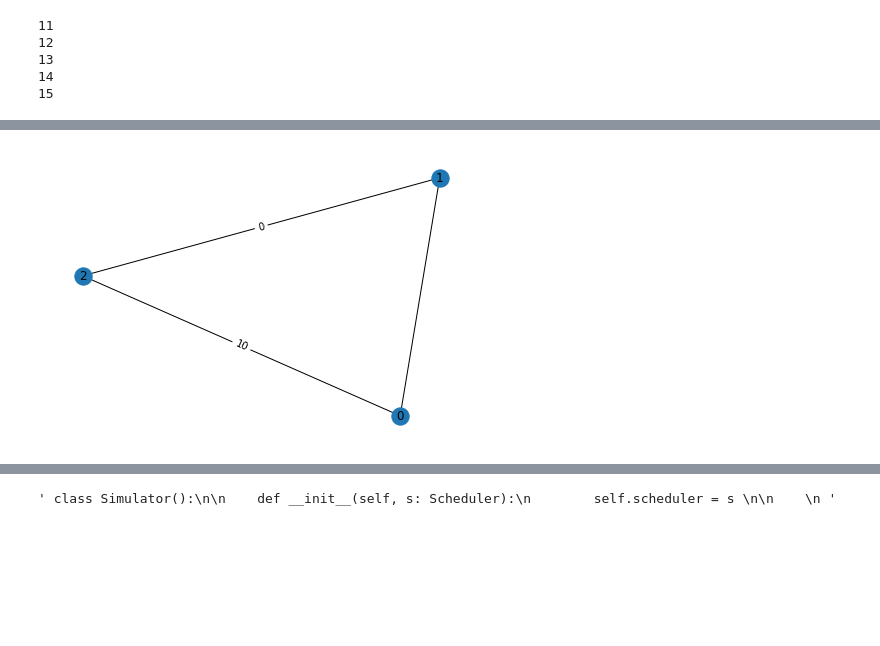
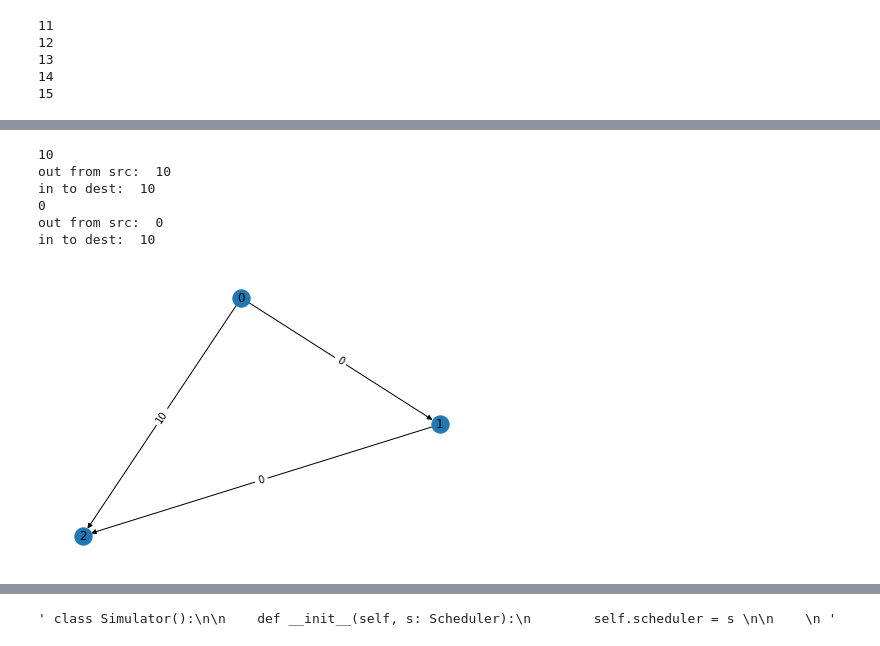
Before and after one commit to alzh9000/260r-map-reduce-deepnote, a Jupyter notebook: CS260_R_Simulator.ipynb, the cells around one changed output, grey strips where cells are left out. Drawn from its saved outputs; the diff is of its cells as text; code cells hidden in the pictures; blank space fills up the shorter version.

```diff
--- a/CS260_R_Simulator.ipynb
+++ b/CS260_R_Simulator.ipynb
@@ -77,33 +77,40 @@ class EventType(Enum):
   TERMINATE = 1
   FAIL = 2
   STRAGGLE = 3
+  COMMDONE = 4 # Communication Done
 # %%
 class WorkerStatus(Enum):
   FREE = 1
   FAILED = 2
-  BUSY = 3
+  BUSYCOMM = 3 # busy with communication
+  BUSYCOMP = 4 # busy with computation
 # %%
 class TaskStatus(Enum):
   COMPLETE = 1
-  PENDING = 2
+  COMPUTING = 2
   UNASIGGNED = 3
+  COMMUNICATING = 4
 # %%
 class Task:
 
   def __init__(self, task_id: int = 0,
                      task_parameters = {"task_type": "sort", "n_records": 1000},
-                     task_status:TaskStatus=TaskStatus.PENDING,
-                     task_dependencies=0) -> None:
+                     task_status:TaskStatus=TaskStatus.COMPUTING,
+                     num_dependent_tasks=0,
+                     dependent_task_size={}) -> None:
       # This task_id becomes the node number when we construct the task graph
       self.task_id = task_id
       self.status = task_status
-      self.task_dependencies = task_dependencies
+      self.num_dependent_tasks = num_dependent_tasks
+
+      self.dependency_info = {}
+      self.dependent_task_size = dependent_task_size
       self.task_parameters = task_parameters
 
   def debug(self):
       print("task_id: ", self.task_id)
       print("status: ", self.status)
-      print("dependencies: ", self.task_dependencies)
+      print("num of dependent tasks: ", self.num_dependent_tasks)
       print("parameters: ", self.task_parameters)
 # %%
 #from traitlets.traitlets import List
@@ -338,48 +400,21 @@ class Scheduler:
 # %%
-import copy
-
+# test script
 sample_workers = [
     Worker(memory_size=100, network_bandwidth=10, disk_bandwidth=10, status=WorkerStatus.FREE, failure_rate=0.01, straggle_rate=0.01, task=None),
     Worker(memory_size=100, network_bandwidth=10, disk_bandwidth=10, status=WorkerStatus.FREE, failure_rate=0.01, straggle_rate=0.01, task=None),
     Worker(memory_size=100, network_bandwidth=10, disk_bandwidth=10, status=WorkerStatus.FREE, failure_rate=0.01, straggle_rate=0.01, task=None)]
 
-class WorkerGraph():
-    G = None
-    workers = []
+workerG = WorkerGraph()
+workerG.add_workers(sample_workers)
+workerG.request(sample_workers[0], sample_workers[2]) # request 0->2, get 10
+workerG.request(sample_workers[1], sample_workers[2]) # request 1->2, get 0 since 2 is using all of its bandwidth
 
-    def __init__(self, workers):
-        G = nx.Graph() #define a graph
-        self.workers = workers
-        idxs = range(len(workers))
-        G.add_nodes_from(idxs)
-        G.add_edges_from(itertools.combinations(idxs,2)) # add all combinational pairs
-        self.G = G
-
-    def print_graph(self):
-        labels = nx.get_edge_attributes(self.G,'bandwidth')
-        pos=nx.spring_layout(self.G)
-        nx.draw(self.G, pos, with_labels=True)
-        nx.draw_networkx_edge_labels(self.G, pos, edge_labels=labels)
-
-    def request(self, src_worker, dest_worker):
-        src_worker_idx, dest_worker_idx = self.workers.index(src_worker), self.workers.index(dest_worker)
-        # start with the easiest one
-        # request as much as both source and dest can afford at the same time
-        bandwidth = max(min(src_worker.network_bandwidth - src_worker.current_bandwidth,
-                        dest_worker.network_bandwidth - dest_worker.current_bandwidth),
-                        0)
-
-        # update bandwidth_status hashmap
-        src_worker.bandwidth_status[dest_worker] = bandwidth
-        dest_worker.bandwidth_status[src_worker] = bandwidth
-        src_worker.current_bandwidth += bandwidth
-        dest_worker.current_bandwidth += bandwidth
-        self.G.edges[src_worker_idx,dest_worker_idx]['bandwidth']=bandwidth
-        return bandwidth
-
-workerG = WorkerGraph(sample_workers)
-workerG.request(sample_workers[0], sample_workers[2]) # request 0->1, get 10
-workerG.request(sample_workers[1], sample_workers[2]) # request 0->2, get 0 since 2 is using all of its bandwidth
 workerG.print_graph()
 # %% [output]
+10
+out from src:  10
+in to dest:  10
+0
+out from src:  0
+in to dest:  10
-[figure, old version]
+[figure, new version]
```
Also changed, not shown: parts of 13 cells of this notebook.
